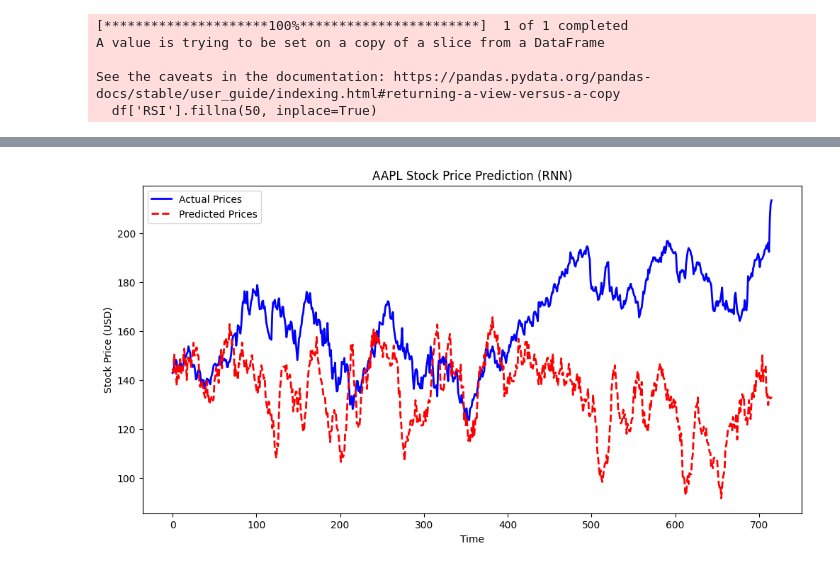
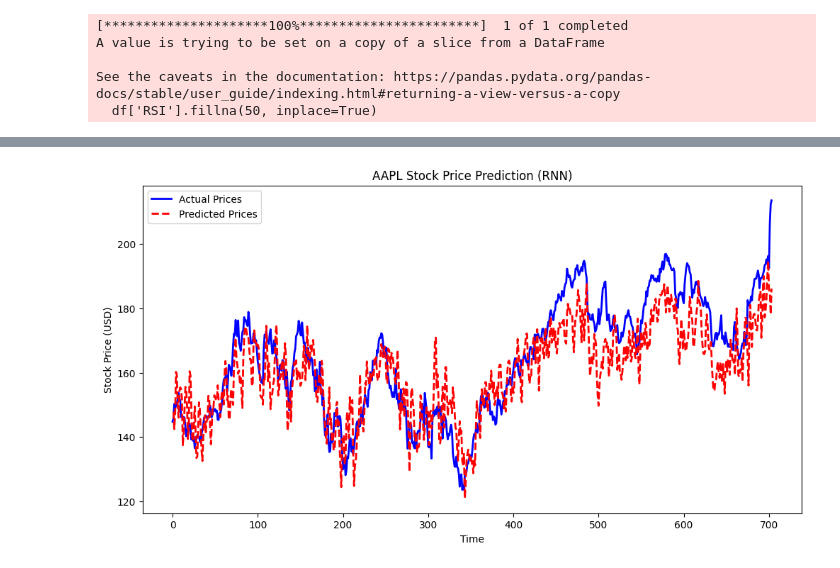
Before and after one commit to ScarletDawn03/FinalYearProject, a Jupyter notebook: RNN.ipynb, the cells around one changed output, grey strips where cells are left out. Saved outputs shown, nothing was run; the diff lists cells and outputs as text; code cells hidden in the pictures.

```diff
--- a/RNN.ipynb
+++ b/RNN.ipynb
@@ -55,7 +55,7 @@ def normalize_data(df):
     return scaled_data, scaler
 
 # Prepare the time-series data
-def create_time_series_data(df, scaled_data, window_size=60):
+def create_time_series_data(df, scaled_data, window_size=120):
     X, y = [], []
     for i in range(window_size, len(df)):
         X.append(scaled_data[i-window_size:i])
@@ -147 +147 @@ Root Mean Square Error (RMSE): 38.3407
-[figure, old version]
+[figure, new version]
```
Also changed, not shown: parts of 1 cell of this notebook, 1 other file.
